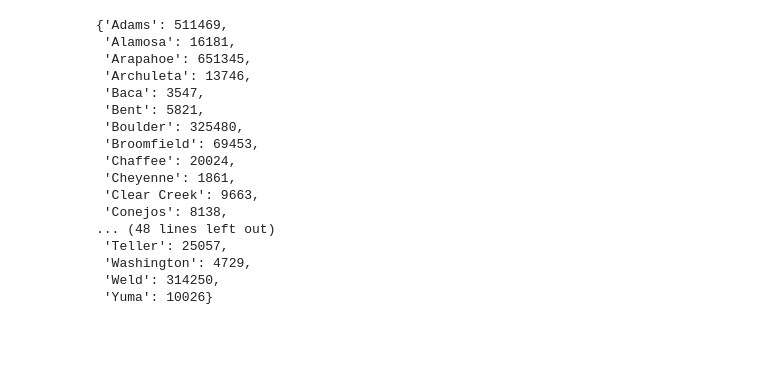
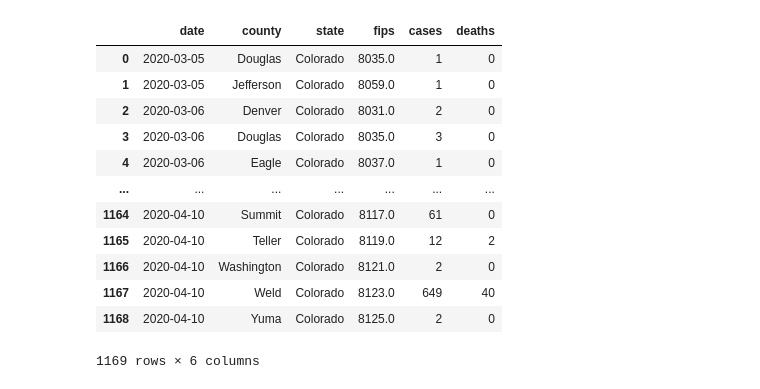
Before and after one commit to sandbox-industries/smith, a Jupyter notebook: infectionRateByColoradoCounty.ipynb, the cells around one changed output. Saved outputs shown, nothing was run; the diff lists cells and outputs as text; code cells hidden in the pictures; blank space fills up the shorter version.

```diff
--- a/infectionRateByColoradoCounty.ipynb
+++ b/infectionRateByColoradoCounty.ipynb
@@ -80,27 +11,16 @@ file3="""
-# %%
-file3=file3.split(",\n")[1:]
-countyList=[]
-popList=[]
-for index in range(len(file3)):
-    countyList.append(file3[index][0:len(file3[0])].split(",")[2].replace('"',"").replace(" County",""))
-    popList.append(int(file3[index][0:len(file3[index])].split(",")[3].replace('"',"")+file3[index][0:len(file3[index])].split(",")[4].replace('"',"")))
-countyPopDict=dict(zip(countyList,popList))
-countyPopDict
-# %% [output]
-{'Adams': 511469,
- 'Alamosa': 16181,
- 'Arapahoe': 651345,
- 'Archuleta': 13746,
- 'Baca': 3547,
- 'Bent': 5821,
- 'Boulder': 325480,
- 'Broomfield': 69453,
- 'Chaffee': 20024,
- 'Cheyenne': 1861,
- 'Clear Creek': 9663,
- 'Conejos': 8138,
-... (48 lines left out)
- 'Teller': 25057,
- 'Washington': 4729,
- 'Weld': 314250,
- 'Yuma': 10026}
+# %%
+coloDf
+# %% [output]
+|  | date | county | state | fips | cases | deaths |
+| 0 | 2020-03-05 | Douglas | Colorado | 8035.0 | 1 | 0 |
+| 1 | 2020-03-05 | Jefferson | Colorado | 8059.0 | 1 | 0 |
+| 2 | 2020-03-06 | Denver | Colorado | 8031.0 | 2 | 0 |
+| 3 | 2020-03-06 | Douglas | Colorado | 8035.0 | 3 | 0 |
+| 4 | 2020-03-06 | Eagle | Colorado | 8037.0 | 1 | 0 |
+| ... | ... | ... | ... | ... | ... | ... |
+| 1164 | 2020-04-10 | Summit | Colorado | 8117.0 | 61 | 0 |
+| 1165 | 2020-04-10 | Teller | Colorado | 8119.0 | 12 | 2 |
+| 1166 | 2020-04-10 | Washington | Colorado | 8121.0 | 2 | 0 |
+| 1167 | 2020-04-10 | Weld | Colorado | 8123.0 | 649 | 40 |
+| 1168 | 2020-04-10 | Yuma | Colorado | 8125.0 | 2 | 0 |
+1169 rows × 6 columns
```
Also changed, not shown: parts of 14 cells of this notebook.
